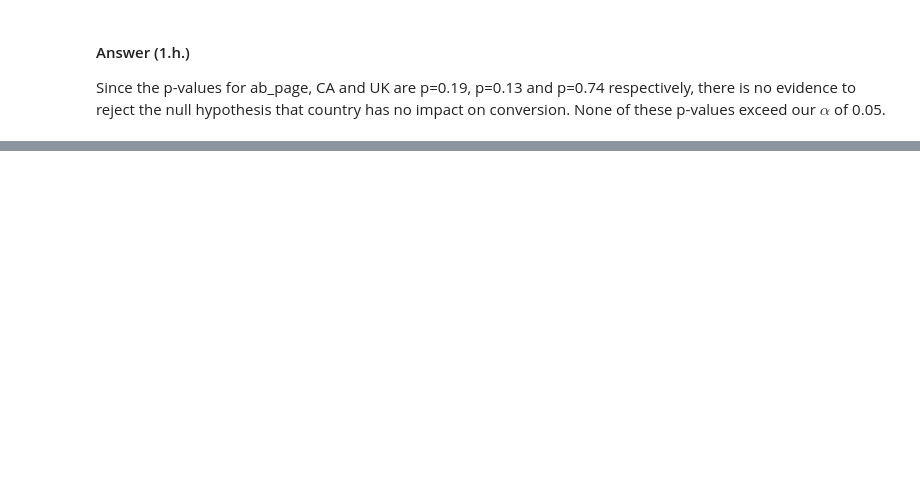
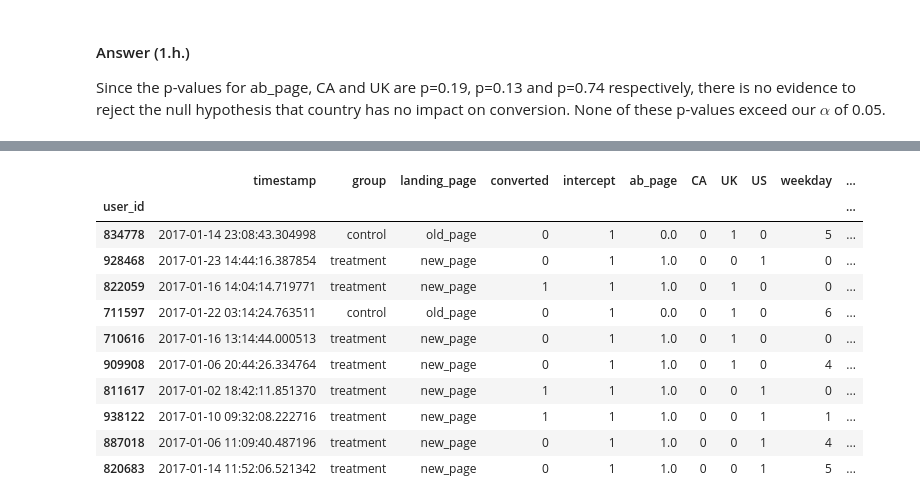
Before and after one commit to kennethn/data-analyst-nanodegree, a Jupyter notebook: 3_Analyze_AB_Test_Results/3_Analyze_AB_Test_Results.ipynb, the cells around one changed output, grey strips where cells are left out. Drawn from its saved outputs; the diff is of its cells as text; code cells hidden in the pictures; blank space fills up the shorter version.

Commit message:
Added extra credit to look at effect of weekends

```diff
--- a/3_Analyze_AB_Test_Results/3_Analyze_AB_Test_Results.ipynb
+++ b/3_Analyze_AB_Test_Results/3_Analyze_AB_Test_Results.ipynb
@@ -607,0 +627,2 @@ Since the p-values for ab_page, CA and UK are p=0.19, p=0.13 and p=0.74 respecti
+# %%
+df_new['timestamp'] = pd.to_datetime(df_new['timestamp'] )
@@ -607,0 +644,2 @@ Since the p-values for ab_page, CA and UK are p=0.19, p=0.13 and p=0.74 respecti
+# %%
+df_new['weekday'] = df_new['timestamp'].dt.weekday
@@ -607,0 +656,27 @@ Since the p-values for ab_page, CA and UK are p=0.19, p=0.13 and p=0.74 respecti
+# %%
+# After creating my own function and testing some different approaches
+# I found this quick method to convert dayofweek to a 0 or 1 from
+# StackOverflow:
+#
+# https://stackoverflow.com/questions/32278728/convert- \
+# dataframe-date-row-to-a-weekend-not-weekend-value
+#
+# It simply tests to see if the value is less than or greater
+# than 5 (Mon-Fri)
+df_new['weekend'] = (df_new['timestamp'].dt.dayofweek // 5 == 1).astype(int)
+# %%
+# Test to make sure it worked as expected
+df_new.head(10)
+# %% [output]
+|  | timestamp | group | landing_page | converted | intercept | ab_page | CA | UK | US | weekday | ... |
+| user_id |  |  |  |  |  |  |  |  |  |  | ... |
+| 834778 | 2017-01-14 23:08:43.304998 | control | old_page | 0 | 1 | 0.0 | 0 | 1 | 0 | 5 | ... |
+| 928468 | 2017-01-23 14:44:16.387854 | treatment | new_page | 0 | 1 | 1.0 | 0 | 0 | 1 | 0 | ... |
+| 822059 | 2017-01-16 14:04:14.719771 | treatment | new_page | 1 | 1 | 1.0 | 0 | 1 | 0 | 0 | ... |
+| 711597 | 2017-01-22 03:14:24.763511 | control | old_page | 0 | 1 | 0.0 | 0 | 1 | 0 | 6 | ... |
+| 710616 | 2017-01-16 13:14:44.000513 | treatment | new_page | 0 | 1 | 1.0 | 0 | 1 | 0 | 0 | ... |
+| 909908 | 2017-01-06 20:44:26.334764 | treatment | new_page | 0 | 1 | 1.0 | 0 | 1 | 0 | 4 | ... |
+| 811617 | 2017-01-02 18:42:11.851370 | treatment | new_page | 1 | 1 | 1.0 | 0 | 0 | 1 | 0 | ... |
+| 938122 | 2017-01-10 09:32:08.222716 | treatment | new_page | 1 | 1 | 1.0 | 0 | 0 | 1 | 1 | ... |
+| 887018 | 2017-01-06 11:09:40.487196 | treatment | new_page | 0 | 1 | 1.0 | 0 | 0 | 1 | 4 | ... |
+| 820683 | 2017-01-14 11:52:06.521342 | treatment | new_page | 0 | 1 | 1.0 | 0 | 0 | 1 | 5 | ... |
```
Also changed, not shown: parts of 23 cells of this notebook, 7 other files.
